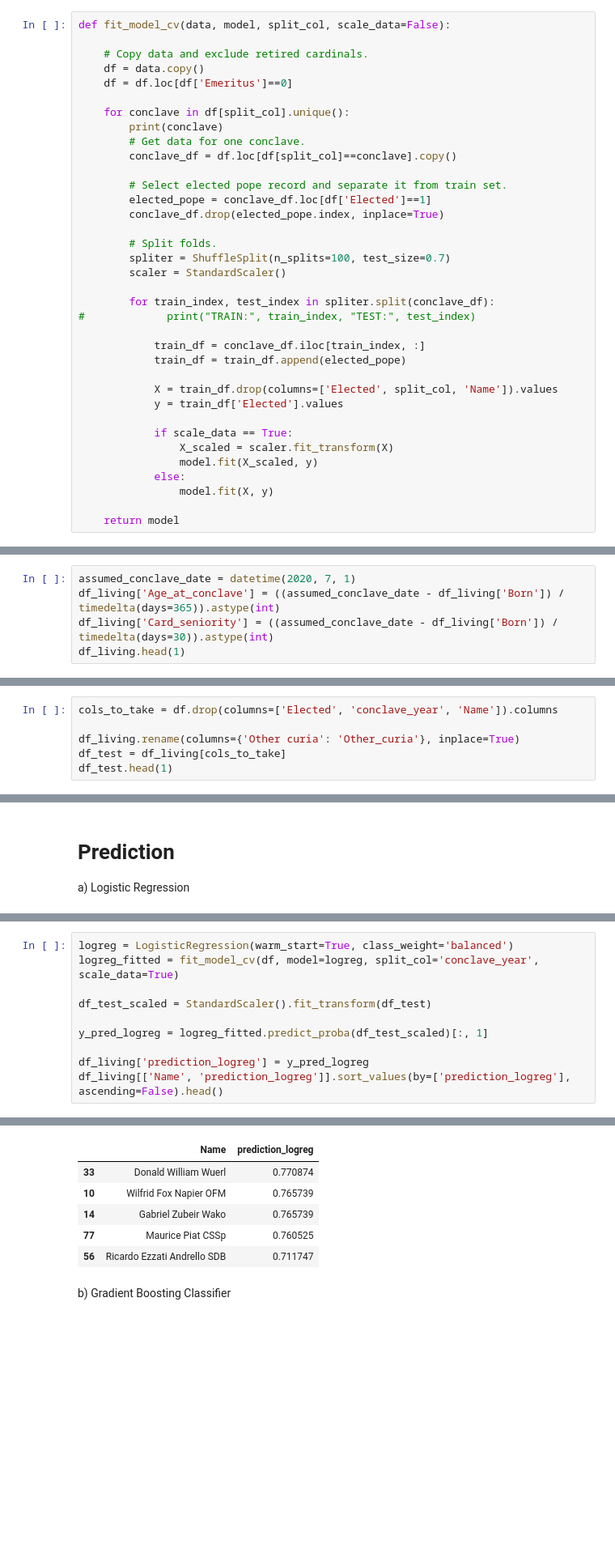
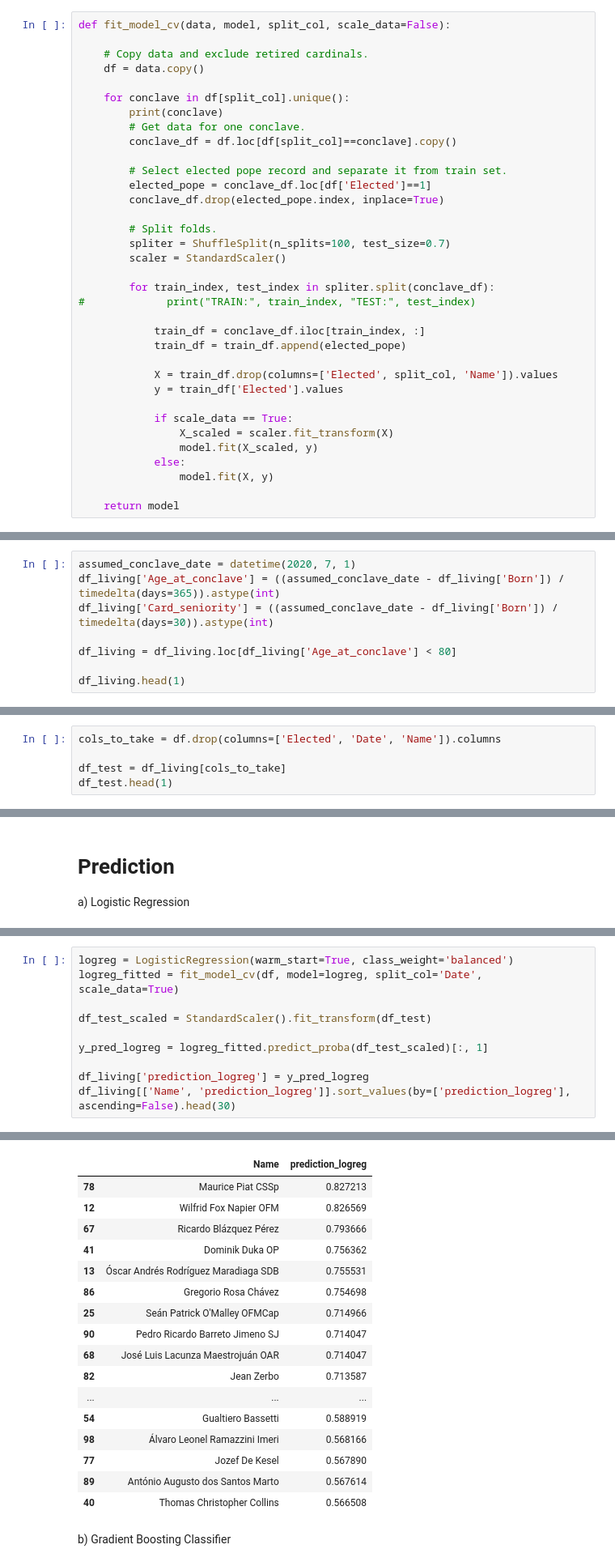
Before and after one commit to kozlowski-j/conclave_predict, a Jupyter notebook: 3. Model playground.ipynb, the cells around one changed output, grey strips where cells are left out. Shown at 81% size. Drawn from its saved outputs; the diff is of its cells as text; blank space fills up the shorter version.

Commit message:
Correct 'emeritus' and add conclaves
Apply accurate 'emeritus' definition, add two conclaves that were left behind and correct minor tweaks

```diff
--- a/3. Model playground.ipynb
+++ b/3. Model playground.ipynb
@@ -16,7 +16,6 @@ def fit_model_cv(data, model, split_col, scale_data=False):
 
     # Copy data and exclude retired cardinals.
     df = data.copy()
-    df = df.loc[df['Emeritus']==0]
 
     for conclave in df[split_col].unique():
         print(conclave)
@@ -59,5 +58,8 @@ datetime.datetime(2020, 7, 1, 0, 0)
 assumed_conclave_date = datetime(2020, 7, 1)
 df_living['Age_at_conclave'] = ((assumed_conclave_date - df_living['Born']) / timedelta(days=365)).astype(int)
 df_living['Card_seniority'] = ((assumed_conclave_date - df_living['Born']) / timedelta(days=30)).astype(int)
+
+df_living = df_living.loc[df_living['Age_at_conclave'] < 80]
+
 df_living.head(1)
 # %% [output]
@@ -65,8 +67,7 @@ df_living.head(1)
 | 0 | Leonardo Sandri | 1943-11-18 | 2007-11-24 | 1 | 0 | 0 | 0 | 0 | 0 | 0 | ... |
 # %%
-cols_to_take = df.drop(columns=['Elected', 'conclave_year', 'Name']).columns
+cols_to_take = df.drop(columns=['Elected', 'Date', 'Name']).columns
 
-df_living.rename(columns={'Other curia': 'Other_curia'}, inplace=True)
 df_test = df_living[cols_to_take]
 df_test.head(1)
 # %% [output]
@@ -79,11 +92,11 @@ a) Logistic Regression
 # %%
 logreg = LogisticRegression(warm_start=True, class_weight='balanced')
-logreg_fitted = fit_model_cv(df, model=logreg, split_col='conclave_year', scale_data=True)
+logreg_fitted = fit_model_cv(df, model=logreg, split_col='Date', scale_data=True)
 
 df_test_scaled = StandardScaler().fit_transform(df_test)
 
 y_pred_logreg = logreg_fitted.predict_proba(df_test_scaled)[:, 1]
 
 df_living['prediction_logreg'] = y_pred_logreg
-df_living[['Name', 'prediction_logreg']].sort_values(by=['prediction_logreg'], ascending=False).head()
+df_living[['Name', 'prediction_logreg']].sort_values(by=['prediction_logreg'], ascending=False).head(30)
 # %% [output]
@@ -96,9 +111,20 @@ df_living[['Name', 'prediction_logreg']].sort_values(by=['prediction_logreg'], a
 |  | Name | prediction_logreg |
-| 33 | Donald William Wuerl | 0.770874 |
-| 10 | Wilfrid Fox Napier OFM | 0.765739 |
-| 14 | Gabriel Zubeir Wako | 0.765739 |
-| 77 | Maurice Piat CSSp | 0.760525 |
-| 56 | Ricardo Ezzati Andrello SDB | 0.711747 |
+| 78 | Maurice Piat CSSp | 0.827213 |
+| 12 | Wilfrid Fox Napier OFM | 0.826569 |
+| 67 | Ricardo Blázquez Pérez | 0.793666 |
+| 41 | Dominik Duka OP | 0.756362 |
+| 13 | Óscar Andrés Rodríguez Maradiaga SDB | 0.755531 |
+| 86 | Gregorio Rosa Chávez | 0.754698 |
+| 25 | Seán Patrick O'Malley OFMCap | 0.714966 |
+| 90 | Pedro Ricardo Barreto Jimeno SJ | 0.714047 |
+| 68 | José Luis Lacunza Maestrojuán OAR | 0.714047 |
+| 82 | Jean Zerbo | 0.713587 |
+| ... | ... | ... |
+| 54 | Gualtiero Bassetti | 0.588919 |
+| 98 | Álvaro Leonel Ramazzini Imeri | 0.568166 |
+| 77 | Jozef De Kesel | 0.567890 |
+| 89 | António Augusto dos Santos Marto | 0.567614 |
+| 40 | Thomas Christopher Collins | 0.566508 |
 # %% [markdown]
 b) Gradient Boosting Classifier
 # %%
```
Also changed, not shown: parts of 4 cells of this notebook, 3 other files.
